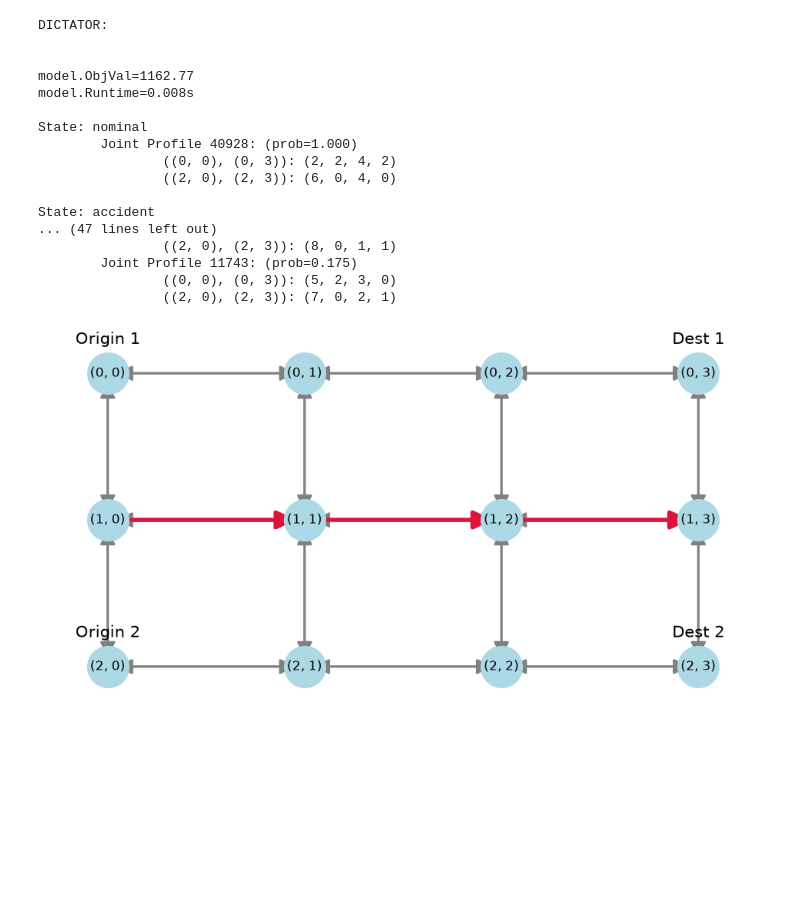
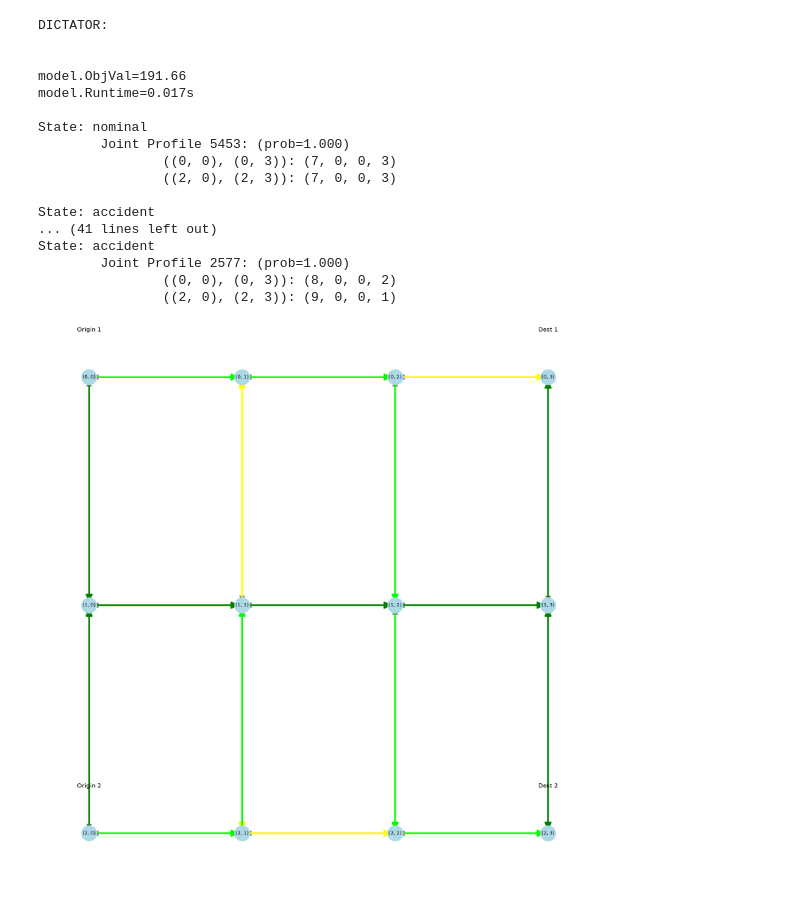
Before and after one commit to RicoFio/mixed-customer-response, a Jupyter notebook: experiments/asymmetric.ipynb, the cells around one changed output. Cells and saved outputs as stored; diff of their text form; code cells hidden in the pictures; blank space fills up the shorter version.

Commit message:
update instance repr

```diff
--- a/experiments/asymmetric.ipynb
+++ b/experiments/asymmetric.ipynb
@@ -29,4 +33,10 @@ beta = world.network.bpr_beta
 # %%
+path_as_set = {
+    path: set(path)
+    for paths in paths_per_od.values()
+    for path in paths
+}
+
 T = {
     od: i
     for i, od in enumerate(demands.keys())
@@ -125,7 +135,7 @@ def debug_model():
 # %%
 # objective: expected potential
 expected_potential = gp.LinExpr()
-for scenario_name, (_, mu) in scenarios.items():
+for scenario_name, mu in scenarios.items():
     for action_profile_idx, flow in enumerate(action_profile_flows):
         potential = sum(
             sum(tau[scenario_name, a, k] for k in range(1, flow[a] + 1))
@@ -137,7 +147,7 @@ model.setObjective(expected_potential, GRB.MINIMIZE)
 
 selfish_out, _ = debug_model()
 selfish_cost = 0
-for scenario_name, (_, mu) in scenarios.items():
+for scenario_name, mu in scenarios.items():
     for action_profile_idx, flow in enumerate(action_profile_flows):
         prob = sigma[scenario_name, action_profile_idx].X
         if prob > 1e-3:
@@ -148,7 +158,7 @@ for scenario_name, (_, mu) in scenarios.items():
 # %%
 # objective: expected social cost
 expected_social_cost = gp.LinExpr()
-for scenario_name, (_, mu) in scenarios.items():
+for scenario_name, mu in scenarios.items():
     for action_profile_idx, flow in enumerate(action_profile_flows):
         cost = sum(
             flow[a] * tau[scenario_name, a, flow[a]]
@@ -170,19 +180,22 @@ for od, paths in paths_per_od.items():
         if p0_idx != p1_idx
     }
 
-    for scenario_name, (_, mu) in scenarios.items():
+    for scenario_name, mu in scenarios.items():
         for action_profile_idx, joint_profile in enumerate(joint_action_profiles):
             od_profile = joint_profile[od_idx]
             flow = action_profile_flows[action_profile_idx]
             sigma_var = sigma[scenario_name, action_profile_idx]
 
             for p0_idx, p0 in enumerate(paths):
+                # NOTE: below is slow yet no point in memoizing b/c only done once anyways
+                # better solution is to make e/a action profile a tuple of frequencies, rather than a tuple of paths
+                # but overall pretty negligible, probably
                 count = od_profile.count(p0) # num of agents of type OD routed to path p0 under the joint profile
                 if count == 0:
                     continue
 
                 cost_follow = sum(tau[scenario_name, a, flow[a]] for a in p0)
-                p0_set = set(p0) # TODO: memoize this or something
+                p0_set = path_as_set[p0]
 
                 for p1_idx, p1 in enumerate(paths):
                     if p0_idx == p1_idx:
@@ -229,40 +242,46 @@ print("\n".join(shaki_out))
 DICTATOR:
 
 
-model.ObjVal=1162.77
-model.Runtime=0.008s
+model.ObjVal=191.66
+model.Runtime=0.017s
 
 State: nominal
-        Joint Profile 40928: (prob=1.000)
-                ((0, 0), (0, 3)): (2, 2, 4, 2)
-                ((2, 0), (2, 3)): (6, 0, 4, 0)
+        Joint Profile 5453: (prob=1.000)
+                ((0, 0), (0, 3)): (7, 0, 0, 3)
+                ((2, 0), (2, 3)): (7, 0, 0, 3)
 
 State: accident
-... (47 lines left out)
-                ((2, 0), (2, 3)): (8, 0, 1, 1)
-        Joint Profile 11743: (prob=0.175)
-                ((0, 0), (0, 3)): (5, 2, 3, 0)
-                ((2, 0), (2, 3)): (7, 0, 2, 1)
+... (41 lines left out)
+State: accident
+        Joint Profile 2577: (prob=1.000)
+                ((0, 0), (0, 3)): (8, 0, 0, 2)
+                ((2, 0), (2, 3)): (9, 0, 0, 1)
 # %%
 import networkx as nx
 import matplotlib.pyplot as plt
 
 G = world.network.graph
 pos = {(r, c): (c, -r) for (r, c) in G.nodes}
 
-plt.figure(figsize=(12, 6))
+plt.figure(figsize=(25, 25))
 
 nx.draw_networkx_nodes(G, pos, node_color="lightblue", node_size=1500)
 nx.draw_networkx_labels(G, pos, font_size=12)
 nx.draw_networkx_edges(G, pos, G.edges(), edge_color="gray", arrows=True, width=2, arrowsize=30)
-nx.draw_networkx_edges(G, pos, edgelist=instance.bottlenecks, edge_color="crimson", arrows=True, width=4, arrowsize=35)
+nx.draw_networkx_edges(G, pos, edgelist=instance.arteries, edge_color="crimson", arrows=True, width=4, arrowsize=35)
+
+colors = ["orange", "yellow", "lime", "green", "teal", "blue", "navy", "purple", "magenta"]
+
+for od, paths in paths_per_od.items():
+    for i, path in enumerate(paths):
+        nx.draw_networkx_edges(G, pos, edgelist=path, edge_color=colors[i], arrows=True, width=4, arrowsize=35)
 
 for i, (origin, dest) in enumerate(instance.demands, 1):
     (x0, y0), (x1, y1) = pos[origin], pos[dest]
     plt.text(x0, y0 + .2, f"Origin {i}", fontsize=15, ha="center")
     plt.text(x1, y1 + .2, f"Dest {i}", fontsize=15, ha="center")
 
 plt.axis(False)
 plt.show()
 # %% [output]
-[figure, old version]
+[figure, new version]
```
Also changed, not shown: parts of 3 cells of this notebook, 2 other files.
